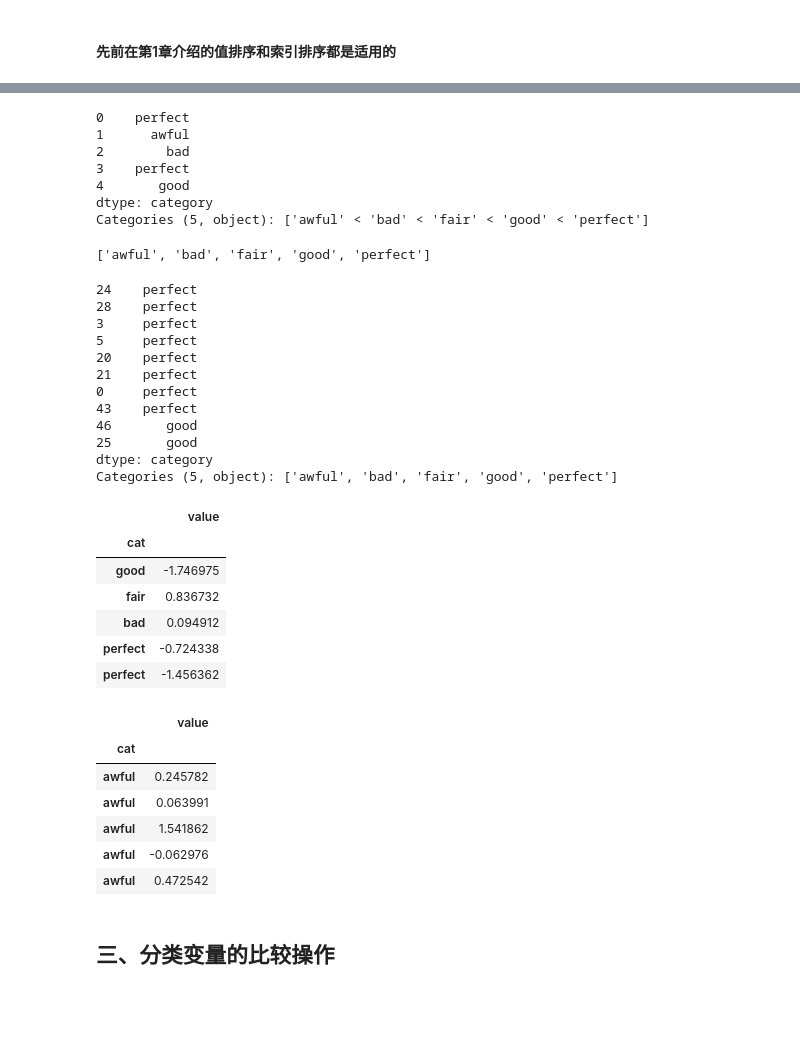
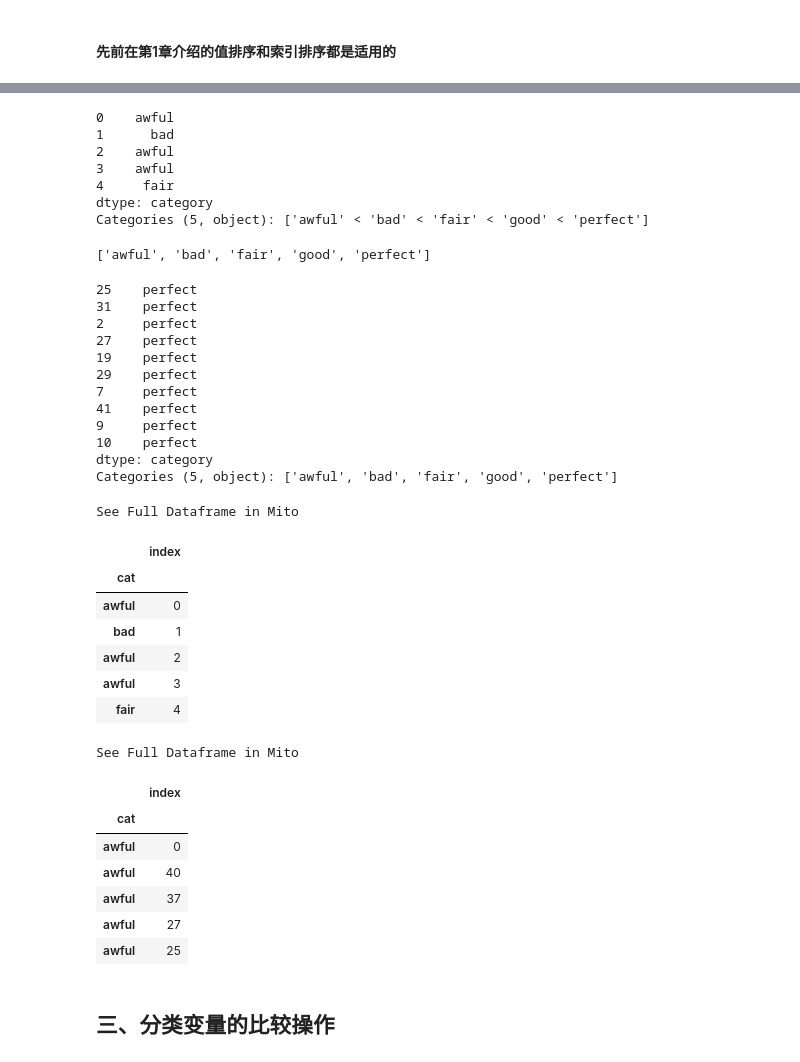
Before and after one commit to Gavince/Python, a Jupyter notebook: 数据分析/Pandas/joyful-pandas/第8章 分类数据.ipynb, the cells around one changed output, grey strips where cells are left out. Cells and saved outputs as stored; diff of their text form; code cells hidden in the pictures; blank space fills up the shorter version.

```diff
--- a/数据分析/Pandas/joyful-pandas/第8章 分类数据.ipynb
+++ b/数据分析/Pandas/joyful-pandas/第8章 分类数据.ipynb
@@ -275,3 +343,8 @@ Categories (3, object): [a < c < d]
 ### 2. 排序
 # %% [markdown]
 #### 先前在第1章介绍的值排序和索引排序都是适用的
+# %%
+# 未设置类别，自动检测可能的类别 unique
+s = pd.Series(np.random.choice(
+    ['perfect', 'good', 'fair', 'bad', 'awful'], 50)).astype('category')
+s[:5]
@@ -278,12 +359,12 @@ Categories (3, object): [a < c < d]
 # %%
-s = pd.Series(np.random.choice(['perfect','good','fair','bad','awful'],50)).astype('category')
-s.cat.set_categories(['perfect','good','fair','bad','awful'][::-1],ordered=True).head()
+s.cat.set_categories(['perfect', 'good', 'fair', 'bad',
+                      'awful'][::-1], ordered=True).head()
 # %% [output]
-0    perfect
-1      awful
-2        bad
-3    perfect
-4       good
+0    awful
+1      bad
+2    awful
+3    awful
+4     fair
 dtype: category
 Categories (5, object): ['awful' < 'bad' < 'fair' < 'good' < 'perfect']
 # %%
@@ -292,41 +373,45 @@ Categories (5, object): ['awful' < 'bad' < 'fair' < 'good' < 'perfect']
 ['awful', 'bad', 'fair', 'good', 'perfect']
 # %%
 # 建立序关系之后，可以直接按照序列关系进行排序
+# 有序变量进行排序
 s.sort_values(ascending=False).head(10)
 # %% [output]
-24    perfect
-28    perfect
-3     perfect
-5     perfect
-20    perfect
-21    perfect
-0     perfect
-43    perfect
-46       good
-25       good
+25    perfect
+31    perfect
+2     perfect
+27    perfect
+19    perfect
+29    perfect
+7     perfect
+41    perfect
+9     perfect
+10    perfect
 dtype: category
 Categories (5, object): ['awful', 'bad', 'fair', 'good', 'perfect']
 # %%
-df_sort = pd.DataFrame({'cat':s.values,'value':np.random.randn(50)}).set_index('cat')
+df_sort = pd.DataFrame(
+    {'cat': s.values, 'index': s.index}).set_index('cat')
 df_sort.head()
 # %% [output]
+See Full Dataframe in Mito
-|  | value |
+|  | index |
 | cat |  |
-| good | -1.746975 |
-| fair | 0.836732 |
-| bad | 0.094912 |
-| perfect | -0.724338 |
-| perfect | -1.456362 |
+| awful | 0 |
+| bad | 1 |
+| awful | 2 |
+| awful | 3 |
+| fair | 4 |
 # %%
 df_sort.sort_index().head()
 # %% [output]
+See Full Dataframe in Mito
-|  | value |
+|  | index |
 | cat |  |
-| awful | 0.245782 |
-| awful | 0.063991 |
-| awful | 1.541862 |
-| awful | -0.062976 |
-| awful | 0.472542 |
+| awful | 0 |
+| awful | 40 |
+| awful | 37 |
+| awful | 27 |
+| awful | 25 |
 # %% [markdown]
 ## 三、分类变量的比较操作
 # %% [markdown]
```
Also changed, not shown: parts of 50 cells of this notebook, 47 other files.
